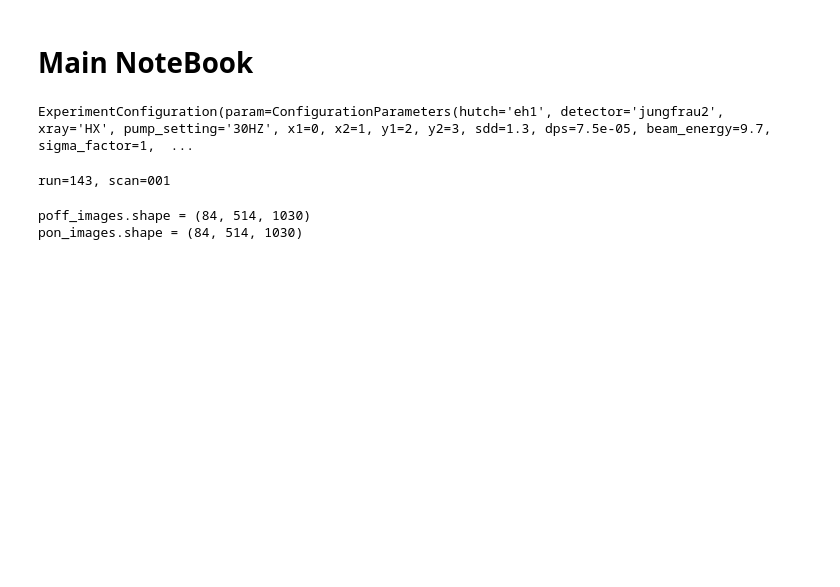
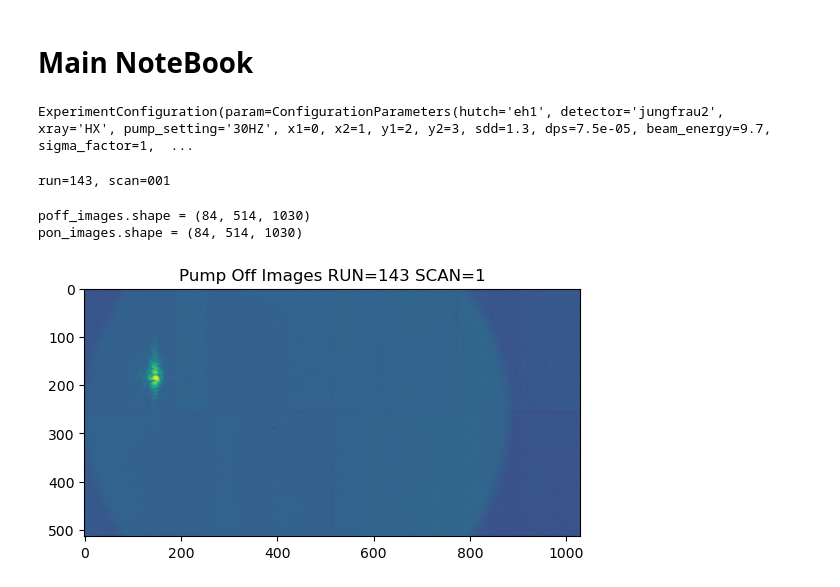
Before and after one commit to SJB7777/STO-XFEL, a Jupyter notebook: src/notebooks/main.ipynb, the cells around one changed output. Cells and saved outputs as stored; diff of their text form; code cells hidden in the pictures; blank space fills up the shorter version.

```diff
--- a/src/notebooks/main.ipynb
+++ b/src/notebooks/main.ipynb
@@ -45,3 +42,12 @@ print(f"{pon_images.shape = }")
 # %% [output]
 poff_images.shape = (84, 514, 1030)
 pon_images.shape = (84, 514, 1030)
+# %%
+import numpy as np
+import matplotlib.pyplot as plt
+
+fig, ax = plt.subplots(1, 1)
+ax.imshow(np.log1p(poff_images.sum(axis=0)))
+ax.set_title(f"Pump Off Images RUN={run} SCAN={scan}");
+# %% [output]
+[figure, added]
```
Also changed, not shown: parts of 2 cells of this notebook, 1 other file.
